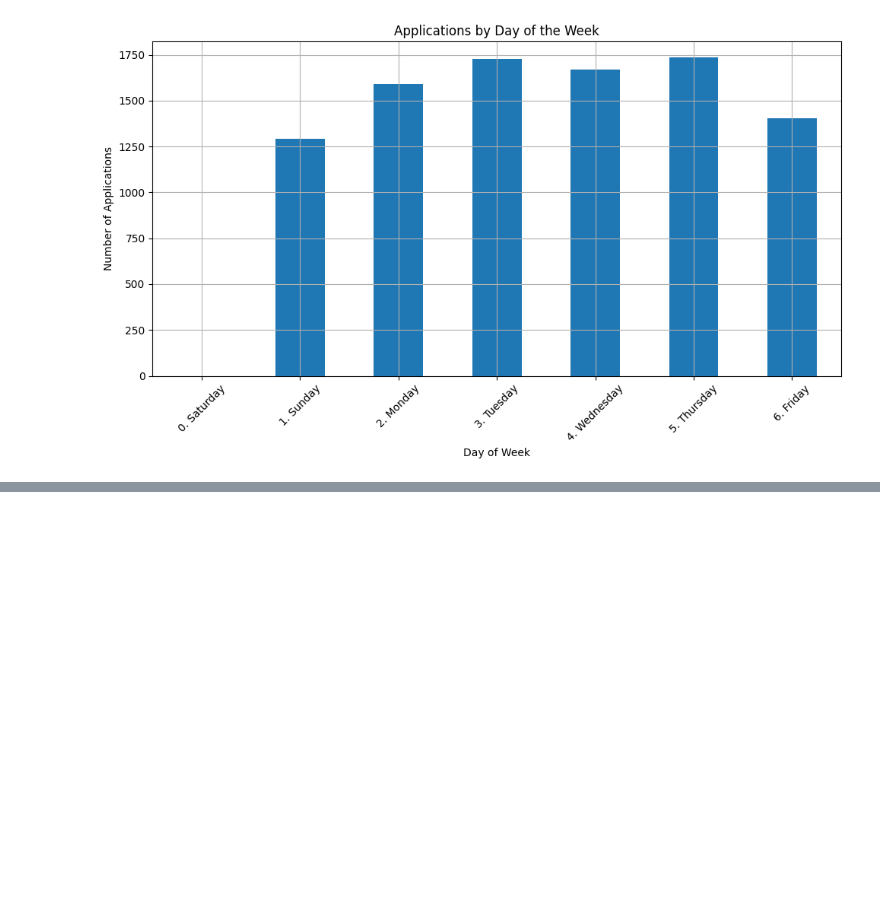
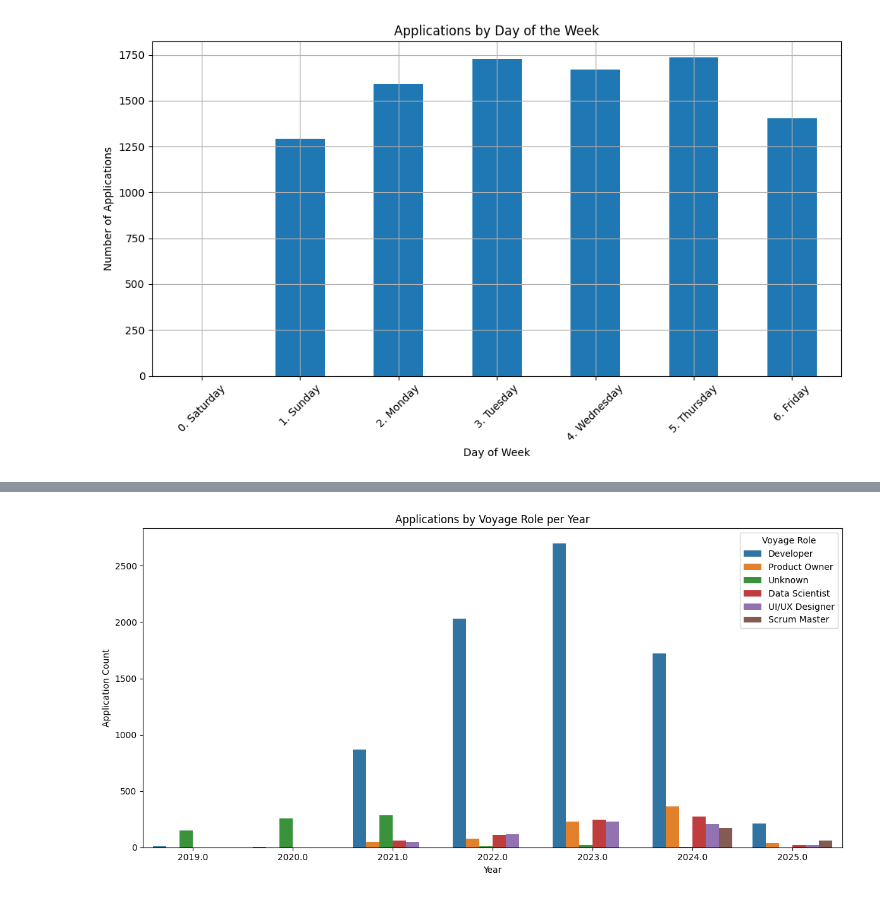
Before and after one commit to roziii/chingu_segment_analysis, a Jupyter notebook: application_voyage_list_merge.ipynb, the cells around one changed output, grey strips where cells are left out. Saved outputs shown, nothing was run; the diff lists cells and outputs as text; code cells hidden in the pictures; blank space fills up the shorter version.

```diff
--- a/application_voyage_list_merge.ipynb
+++ b/application_voyage_list_merge.ipynb
@@ -208,0 +244,31 @@ KeyError: 'Subscription Status DT'
+# %%
+# Convert 'Timestamp' to datetime
+df_expanded_applications['timestamp'] = pd.to_datetime(df_expanded_applications['timestamp'], errors='coerce')
+
+# Extract year from timestamp
+df_expanded_applications['application_year'] = df_expanded_applications['timestamp'].dt.year
+
+# Group by year and Voyage Role
+year_role_counts = (
+    df_expanded_applications.groupby(['application_year', 'voyage_role'])
+    .size()
+    .reset_index(name='Count')
+    .dropna()
+)
+
+# Plot
+plt.figure(figsize=(12, 6))
+sns.barplot(
+    data=year_role_counts,
+    x='application_year',
+    y='Count',
+    hue='voyage_role'
+)
+plt.title("Applications by Voyage Role per Year")
+plt.xlabel("Year")
+plt.ylabel("Application Count")
+plt.legend(title='Voyage Role')
+plt.tight_layout()
+plt.show()
+# %% [output]
+[figure, added]
```
Also changed, not shown: parts of 7 cells of this notebook.
